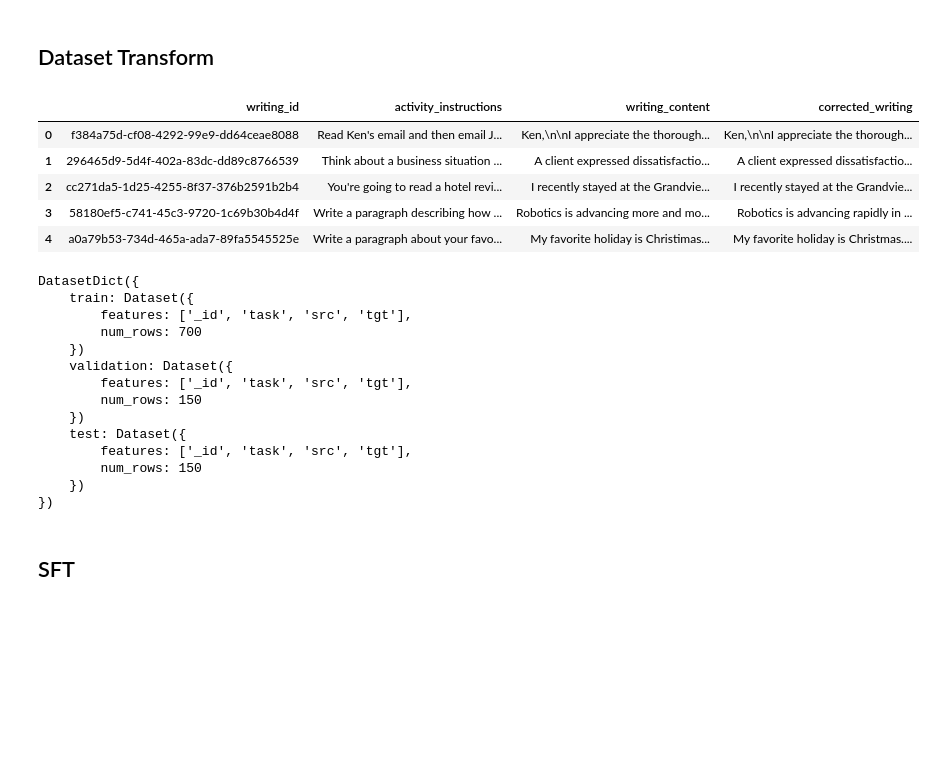
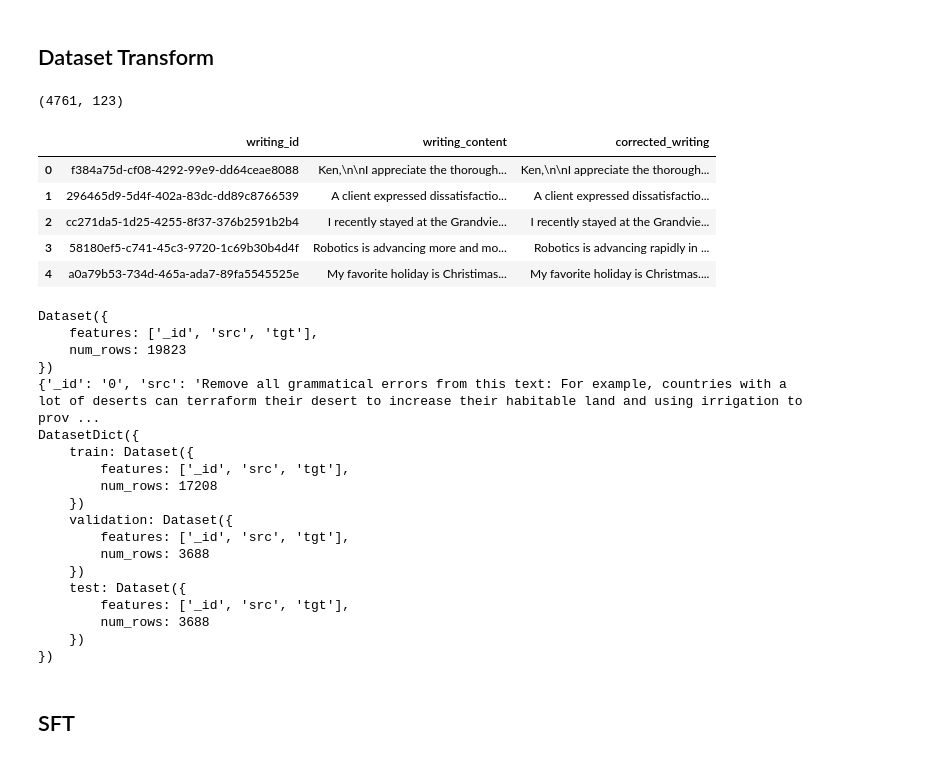
Before and after one commit to kamelnebhi/llm_fine_tuning, a Jupyter notebook: slm/gec_fine_tuning/t5_trainer.ipynb, the cells around one changed output. Saved outputs shown, nothing was run; the diff lists cells and outputs as text; code cells hidden in the pictures; blank space fills up the shorter version.

```diff
--- a/slm/gec_fine_tuning/t5_trainer.ipynb
+++ b/slm/gec_fine_tuning/t5_trainer.ipynb
@@ -119,28 +115,55 @@ df = pd.read_csv("writing_corrections_2024-12-17_17_23_54_n=1000.csv")
+# %%
+import pandas as pd
+import boto3
+bucket_name = 'sagemaker-studio-oxs6vznjds'
+key = 'writing_gec/data/writing_corrections_2024-12-17_17_23_54.csv'
+s3_client = boto3.client('s3', region_name='us-east-1')
+obj = s3_client.get_object(Bucket=bucket_name, Key=key)
+df = pd.read_csv(obj['Body'])
+df = df[:5000]  # optional limit rows
+print(df.shape)
+# %% [output]
+(4761, 123)
 # %%
-df = df[["writing_id", "activity_instructions", "writing_content", "corrected_writing"]]
+df = df[["writing_id", "writing_content", "corrected_writing"]]
 df.head()
 # %% [output]
-|  | writing_id | activity_instructions | writing_content | corrected_writing |
-| 0 | f384a75d-cf08-4292-99e9-dd64ceae8088 | Read Ken's email and then email J... | Ken,\n\nI appreciate the thorough... | Ken,\n\nI appreciate the thorough... |
-| 1 | 296465d9-5d4f-402a-83dc-dd89c8766539 | Think about a business situation ... | A client expressed dissatisfactio... | A client expressed dissatisfactio... |
-| 2 | cc271da5-1d25-4255-8f37-376b2591b2b4 | You're going to read a hotel revi... | I recently stayed at the Grandvie... | I recently stayed at the Grandvie... |
-| 3 | 58180ef5-c741-45c3-9720-1c69b30b4d4f | Write a paragraph describing how ... | Robotics is advancing more and mo... | Robotics is advancing rapidly in ... |
-| 4 | a0a79b53-734d-465a-ada7-89fa5545525e | Write a paragraph about your favo... | My favorite holiday is Christimas... | My favorite holiday is Christmas.... |
+|  | writing_id | writing_content | corrected_writing |
+| 0 | f384a75d-cf08-4292-99e9-dd64ceae8088 | Ken,\n\nI appreciate the thorough... | Ken,\n\nI appreciate the thorough... |
+| 1 | 296465d9-5d4f-402a-83dc-dd89c8766539 | A client expressed dissatisfactio... | A client expressed dissatisfactio... |
+| 2 | cc271da5-1d25-4255-8f37-376b2591b2b4 | I recently stayed at the Grandvie... | I recently stayed at the Grandvie... |
+| 3 | 58180ef5-c741-45c3-9720-1c69b30b4d4f | Robotics is advancing more and mo... | Robotics is advancing rapidly in ... |
+| 4 | a0a79b53-734d-465a-ada7-89fa5545525e | My favorite holiday is Christimas... | My favorite holiday is Christmas.... |
 # %%
-from datasets import Dataset, DatasetDict
+from datasets import Dataset, DatasetDict, load_dataset, concatenate_datasets
 
-from datasets import Dataset, DatasetDict
+# Charger le dataset
+ds_grammarly = load_dataset("dim/grammarly_coedit")
+
+# Filtrer uniquement les exemples dont la task est 'gec'
+ds_grammarly = ds_grammarly["train"].filter(lambda example: example["task"] == "gec")
+ds_grammarly = ds_grammarly.remove_columns(["task"])
+
+# Afficher le nombre d'exemples restants
+print(ds_grammarly)
+print(ds_grammarly[0])
 
 df_hf = df.rename(columns={
     "writing_id": "_id",
-    "activity_instructions": "task",
     "writing_content": "src",
     "corrected_writing": "tgt"
 })
 
-dataset = Dataset.from_pandas(df_hf, preserve_index=False)
+ds_sft = Dataset.from_pandas(df_hf, preserve_index=False)
 
-split1 = dataset.train_test_split(test_size=0.3, seed=42)  # 70% train, 30% remaining
+df1 = ds_sft.to_pandas()
+df2 = ds_grammarly.to_pandas()
+
+merged_df = pd.concat([df1, df2], ignore_index=True)
+
+ds_merged = Dataset.from_pandas(merged_df, preserve_index=False)
+
+split1 = ds_merged.train_test_split(test_size=0.3, seed=42)  # 70% train, 30% remaining
 split2 = split1['test'].train_test_split(test_size=0.5, seed=42)  # 15% val, 15% test
 
 ds_ft = DatasetDict({
@@ -151,18 +174,23 @@ ds_ft = DatasetDict({
 
 print(ds_ft)
 # %% [output]
+Dataset({
+    features: ['_id', 'src', 'tgt'],
+    num_rows: 19823
+})
+{'_id': '0', 'src': 'Remove all grammatical errors from this text: For example, countries with a lot of deserts can terraform their desert to increase their habitable land and using irrigation to prov ...
 DatasetDict({
     train: Dataset({
-        features: ['_id', 'task', 'src', 'tgt'],
-        num_rows: 700
+        features: ['_id', 'src', 'tgt'],
+        num_rows: 17208
     })
     validation: Dataset({
-        features: ['_id', 'task', 'src', 'tgt'],
-        num_rows: 150
+        features: ['_id', 'src', 'tgt'],
+        num_rows: 3688
     })
     test: Dataset({
-        features: ['_id', 'task', 'src', 'tgt'],
-        num_rows: 150
+        features: ['_id', 'src', 'tgt'],
+        num_rows: 3688
     })
 })
 # %% [markdown]
```
Also changed, not shown: parts of 7 cells of this notebook, 1 other file.
